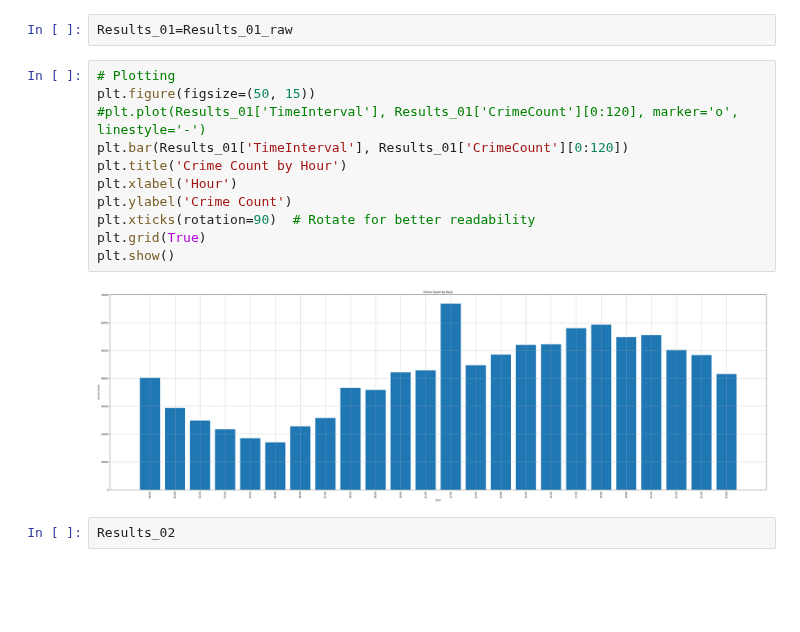
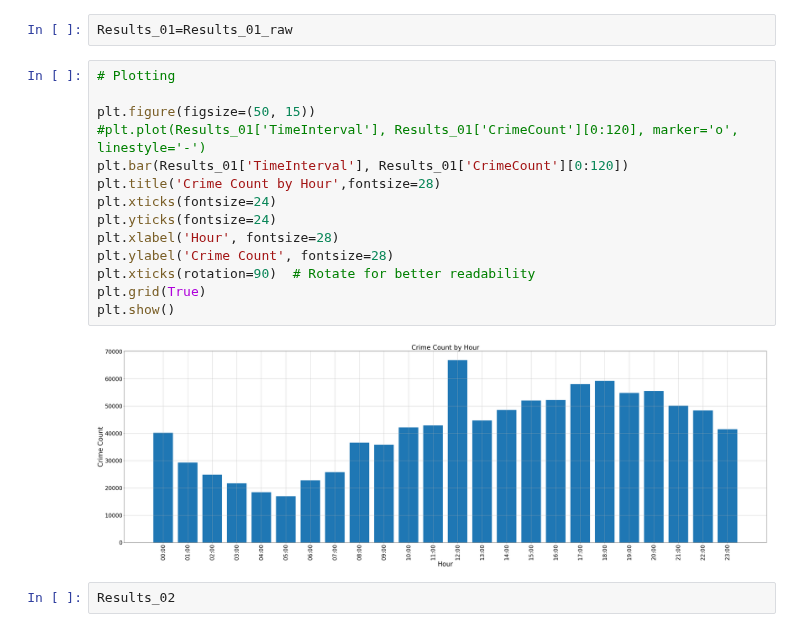
Before and after one commit to MalakaSupun/Crime-Data-Analysis-of-LAPD, a Jupyter notebook: Analysis/MySQL_Analysis.ipynb, the cells around one changed output. Cells and saved outputs as stored; diff of their text form; blank space fills up the shorter version.

```diff
--- a/Analysis/MySQL_Analysis.ipynb
+++ b/Analysis/MySQL_Analysis.ipynb
@@ -274,17 +313,20 @@ plt.show()
 Results_01=Results_01_raw
 # %%
 # Plotting
+
 plt.figure(figsize=(50, 15))
 #plt.plot(Results_01['TimeInterval'], Results_01['CrimeCount'][0:120], marker='o', linestyle='-')
 plt.bar(Results_01['TimeInterval'], Results_01['CrimeCount'][0:120])
-plt.title('Crime Count by Hour')
-plt.xlabel('Hour')
-plt.ylabel('Crime Count')
+plt.title('Crime Count by Hour',fontsize=28)
+plt.xticks(fontsize=24)
+plt.yticks(fontsize=24)
+plt.xlabel('Hour', fontsize=28)
+plt.ylabel('Crime Count', fontsize=28)
 plt.xticks(rotation=90)  # Rotate for better readability
 plt.grid(True)
 plt.show()
 # %% [output]
-[figure, old version]
+[figure, new version]
 # %%
 Results_02
 # %% [output]
```
Also changed, not shown: parts of 1 cell of this notebook, 3 other files.
